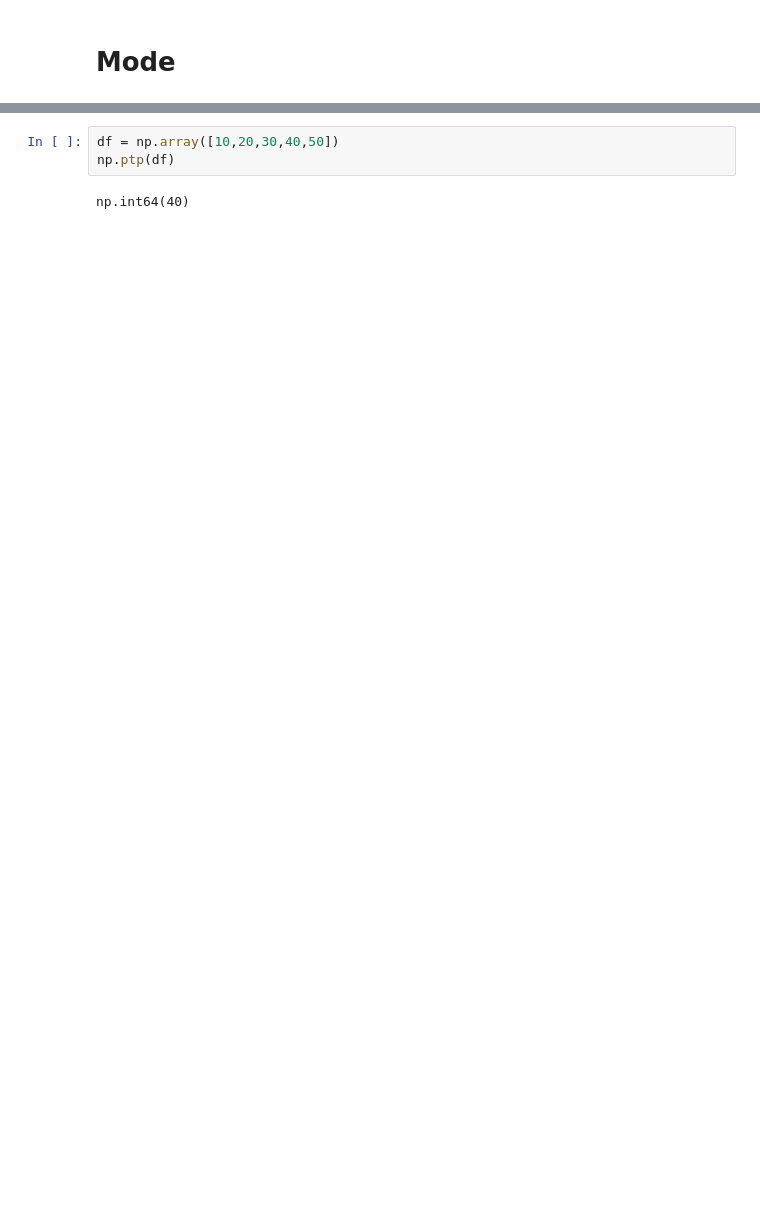
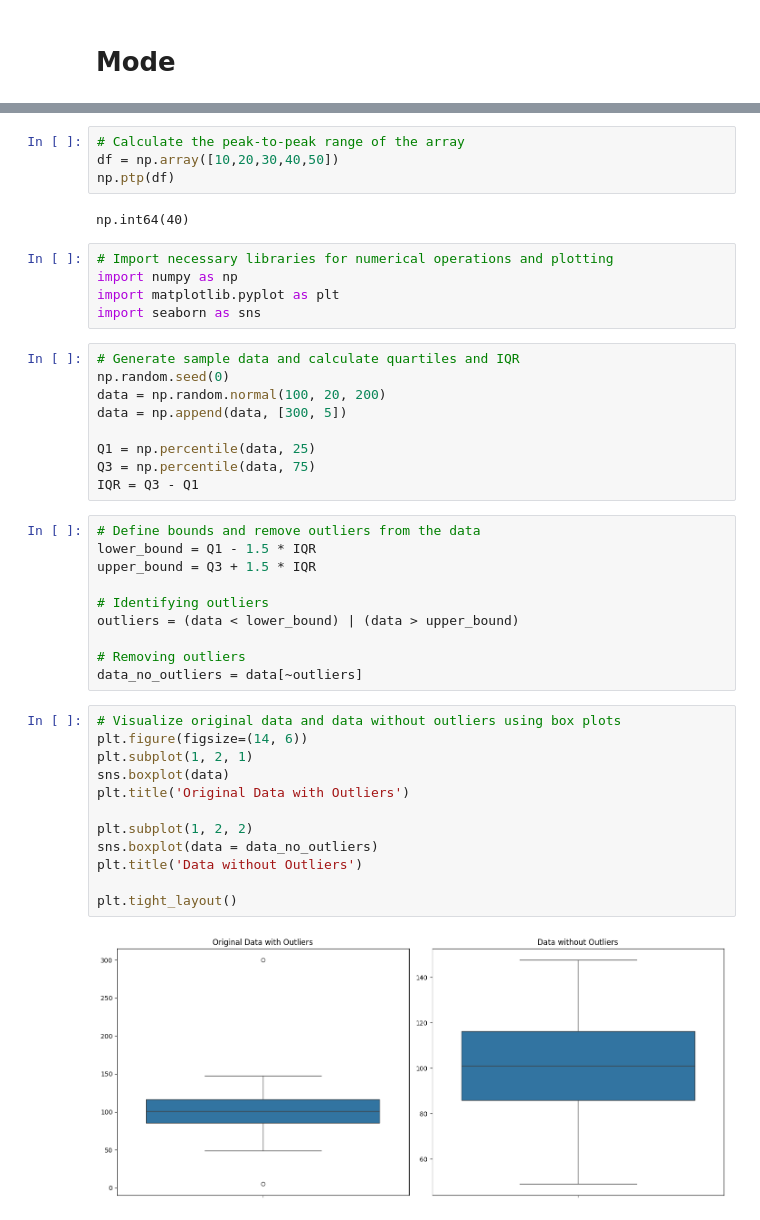
Before and after one commit to Saifullah785/statistics-for-data-science-journey, a Jupyter notebook: Lecture_01_Central_Tendency/Lecture_01_Central_Tendency.ipynb, the cells around one changed output, grey strips where cells are left out. Drawn from its saved outputs; the diff is of its cells as text; blank space fills up the shorter version.

Commit message:
Created using Colab while practicing the code in the Lecture_01_Central_Tendency

```diff
--- a/Lecture_01_Central_Tendency/Lecture_01_Central_Tendency.ipynb
+++ b/Lecture_01_Central_Tendency/Lecture_01_Central_Tendency.ipynb
@@ -129,5 +134,44 @@ df.describe()
 # %%
+# Calculate the peak-to-peak range of the array
 df = np.array([10,20,30,40,50])
 np.ptp(df)
 # %% [output]
 np.int64(40)
+# %%
+# Import necessary libraries for numerical operations and plotting
+import numpy as np
+import matplotlib.pyplot as plt
+import seaborn as sns
+# %%
+# Generate sample data and calculate quartiles and IQR
+np.random.seed(0)
+data = np.random.normal(100, 20, 200)
+data = np.append(data, [300, 5])
+
+Q1 = np.percentile(data, 25)
+Q3 = np.percentile(data, 75)
+IQR = Q3 - Q1
+# %%
+# Define bounds and remove outliers from the data
+lower_bound = Q1 - 1.5 * IQR
+upper_bound = Q3 + 1.5 * IQR
+
+# Identifying outliers
+outliers = (data < lower_bound) | (data > upper_bound)
+
+# Removing outliers
+data_no_outliers = data[~outliers]
+# %%
+# Visualize original data and data without outliers using box plots
+plt.figure(figsize=(14, 6))
+plt.subplot(1, 2, 1)
+sns.boxplot(data)
+plt.title('Original Data with Outliers')
+
+plt.subplot(1, 2, 2)
+sns.boxplot(data = data_no_outliers)
+plt.title('Data without Outliers')
+
+plt.tight_layout()
+# %% [output]
+[figure, added]
```
Also changed, not shown: parts of 32 cells of this notebook.
